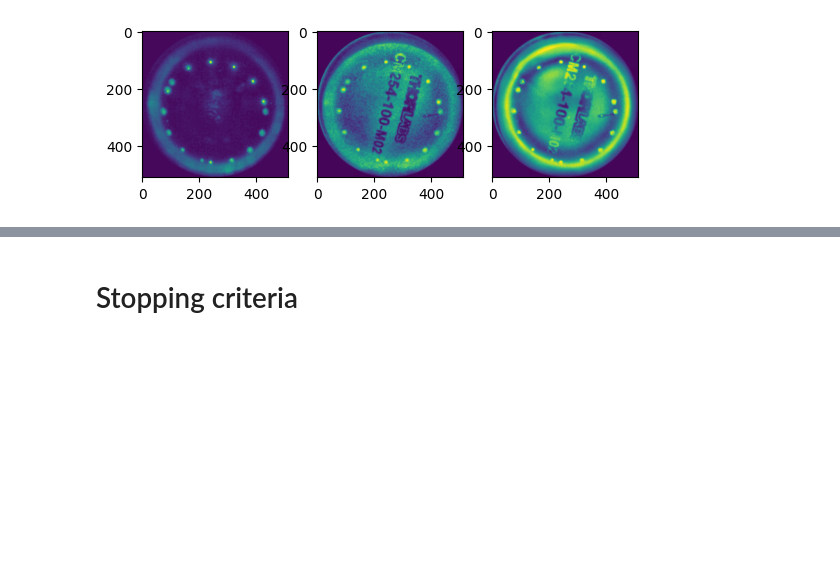
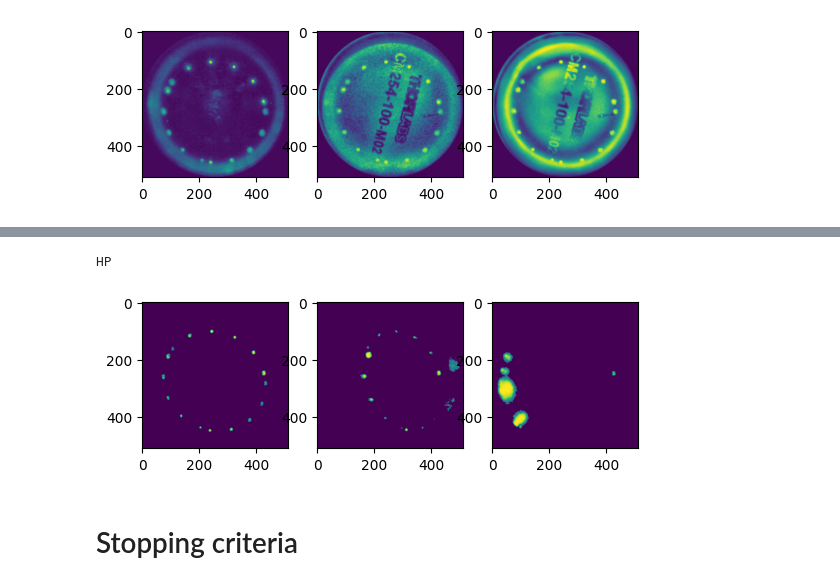
Before and after one commit to EvgeniiVenediktov/multireflection, a Jupyter notebook: processing_experiments.ipynb, the cells around one changed output, grey strips where cells are left out. Cells and saved outputs as stored; diff of their text form; code cells hidden in the pictures; blank space fills up the shorter version.

```diff
--- a/processing_experiments.ipynb
+++ b/processing_experiments.ipynb
@@ -497,3 +534,19 @@ CLAHE
+# %%
+t = 90
+hpopt = high_pass(np.copy(opt), t)
+hpskew = high_pass(np.copy(skew), t)
+hpscatter = high_pass(np.copy(scatter), t)
+
+fig, axes = plt.subplots(1,3)
+print("HP")
+axes[0].imshow(hpopt)
+axes[1].imshow(hpskew)
+axes[2].imshow(hpscatter)
+
+plt.show()
+# %% [output]
+HP
+[figure, added]
 # %%
 def grad(gray):
     gray = cv2.GaussianBlur(gray, (15,15), 5)
```
Also changed, not shown: parts of 3 cells of this notebook, 8 other files.
